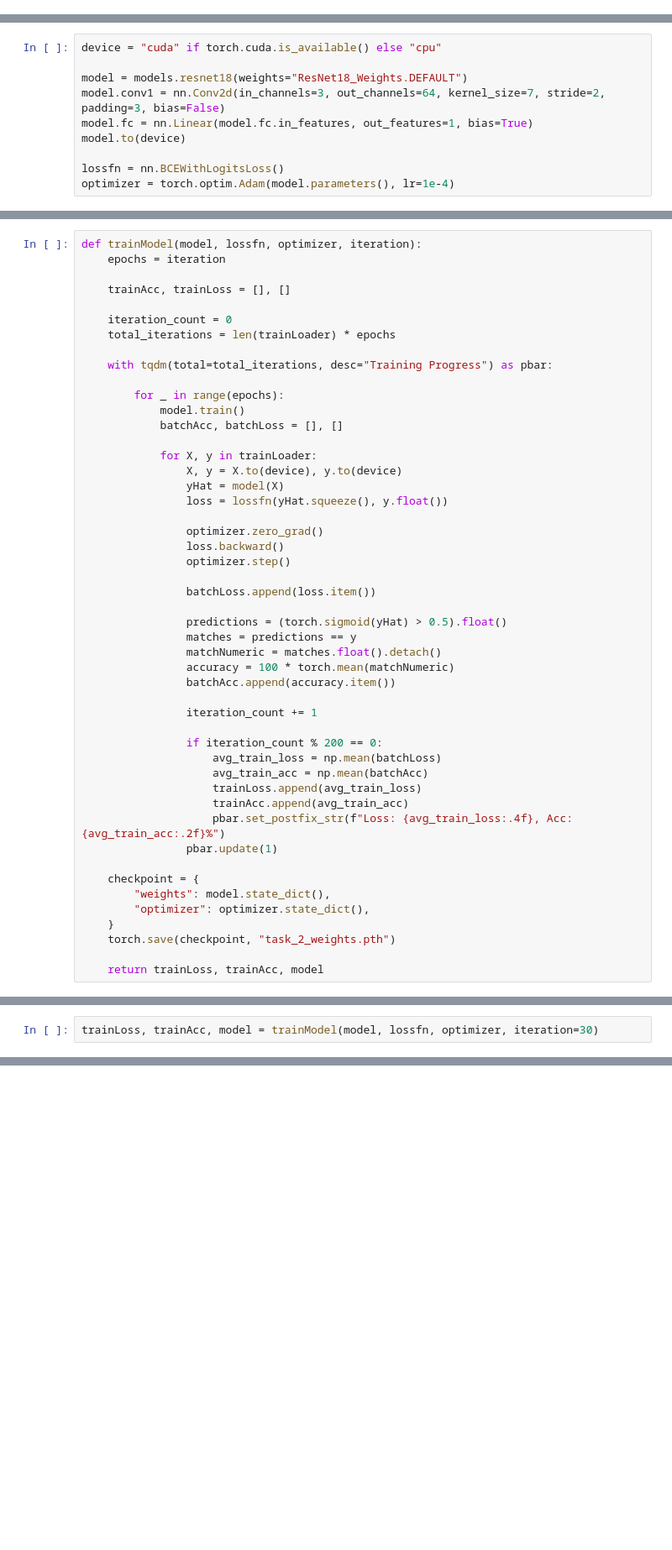
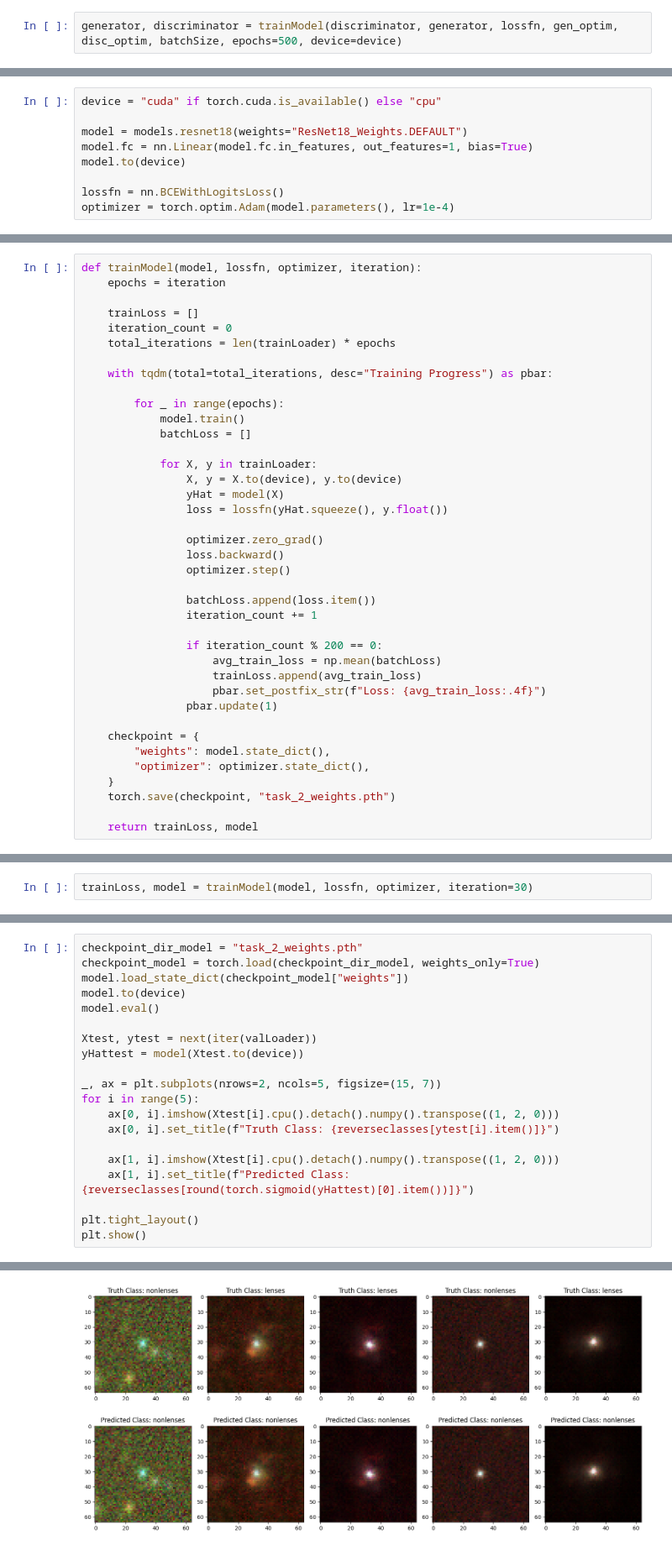
Before and after one commit to gokulmk-12/ml4sci_deeplense_tests, a Jupyter notebook: Task 2/task2.ipynb, the cells around one changed output, grey strips where cells are left out. Shown at 84% size. Saved outputs shown, nothing was run; the diff lists cells and outputs as text; blank space fills up the shorter version.

```diff
--- a/Task 2/task2.ipynb
+++ b/Task 2/task2.ipynb
@@ -52,0 +211,2 @@ for i in range(10):
+# %%
+generator, discriminator = trainModel(discriminator, generator, lossfn, gen_optim, disc_optim, batchSize, epochs=500, device=device)
@@ -54,7 +293,6 @@ for i in range(10):
 device = "cuda" if torch.cuda.is_available() else "cpu"
 
 model = models.resnet18(weights="ResNet18_Weights.DEFAULT")
-model.conv1 = nn.Conv2d(in_channels=3, out_channels=64, kernel_size=7, stride=2, padding=3, bias=False)
 model.fc = nn.Linear(model.fc.in_features, out_features=1, bias=True)
 model.to(device)
 
@@ -64,8 +304,7 @@ optimizer = torch.optim.Adam(model.parameters(), lr=1e-4)
 def trainModel(model, lossfn, optimizer, iteration):
     epochs = iteration
 
-    trainAcc, trainLoss = [], []
-
+    trainLoss = []
     iteration_count = 0
     total_iterations = len(trainLoader) * epochs
 
@@ -73,7 +312,7 @@ def trainModel(model, lossfn, optimizer, iteration):
 
         for _ in range(epochs):
             model.train()
-            batchAcc, batchLoss = [], []
+            batchLoss = []
 
             for X, y in trainLoader:
                 X, y = X.to(device), y.to(device)
@@ -85,21 +324,12 @@ def trainModel(model, lossfn, optimizer, iteration):
                 optimizer.step()
 
                 batchLoss.append(loss.item())
-
-                predictions = (torch.sigmoid(yHat) > 0.5).float()
-                matches = predictions == y
-                matchNumeric = matches.float().detach()
-                accuracy = 100 * torch.mean(matchNumeric)
-                batchAcc.append(accuracy.item())
-
                 iteration_count += 1
 
                 if iteration_count % 200 == 0:
                     avg_train_loss = np.mean(batchLoss)
-                    avg_train_acc = np.mean(batchAcc)
                     trainLoss.append(avg_train_loss)
-                    trainAcc.append(avg_train_acc)
-                    pbar.set_postfix_str(f"Loss: {avg_train_loss:.4f}, Acc: {avg_train_acc:.2f}%")
+                    pbar.set_postfix_str(f"Loss: {avg_train_loss:.4f}")
                 pbar.update(1)
 
     checkpoint = {
@@ -108,4 +338,4 @@ def trainModel(model, lossfn, optimizer, iteration):
     }
     torch.save(checkpoint, "task_2_weights.pth")
 
-    return trainLoss, trainAcc, model
+    return trainLoss, model
@@ -112,2 +344,2 @@ def trainModel(model, lossfn, optimizer, iteration):
 # %%
-trainLoss, trainAcc, model = trainModel(model, lossfn, optimizer, iteration=30)
+trainLoss, model = trainModel(model, lossfn, optimizer, iteration=30)
@@ -113,0 +348,21 @@ trainLoss, trainAcc, model = trainModel(model, lossfn, optimizer, iteration=30)
+# %%
+checkpoint_dir_model = "task_2_weights.pth"
+checkpoint_model = torch.load(checkpoint_dir_model, weights_only=True)
+model.load_state_dict(checkpoint_model["weights"])
+model.to(device)
+model.eval()
+
+Xtest, ytest = next(iter(valLoader))
+yHattest = model(Xtest.to(device))
+
+_, ax = plt.subplots(nrows=2, ncols=5, figsize=(15, 7))
+for i in range(5):
+    ax[0, i].imshow(Xtest[i].cpu().detach().numpy().transpose((1, 2, 0)))
+    ax[0, i].set_title(f"Truth Class: {reverseclasses[ytest[i].item()]}")
+
+    ax[1, i].imshow(Xtest[i].cpu().detach().numpy().transpose((1, 2, 0)))
+    ax[1, i].set_title(f"Predicted Class: {reverseclasses[round(torch.sigmoid(yHattest)[0].item())]}")
+
+plt.tight_layout()
+plt.show()
+# %% [output]
@@ -113,0 +375 @@ trainLoss, trainAcc, model = trainModel(model, lossfn, optimizer, iteration=30)
+[figure, added]
```
Also changed, not shown: parts of 20 cells of this notebook, 4 other files.
